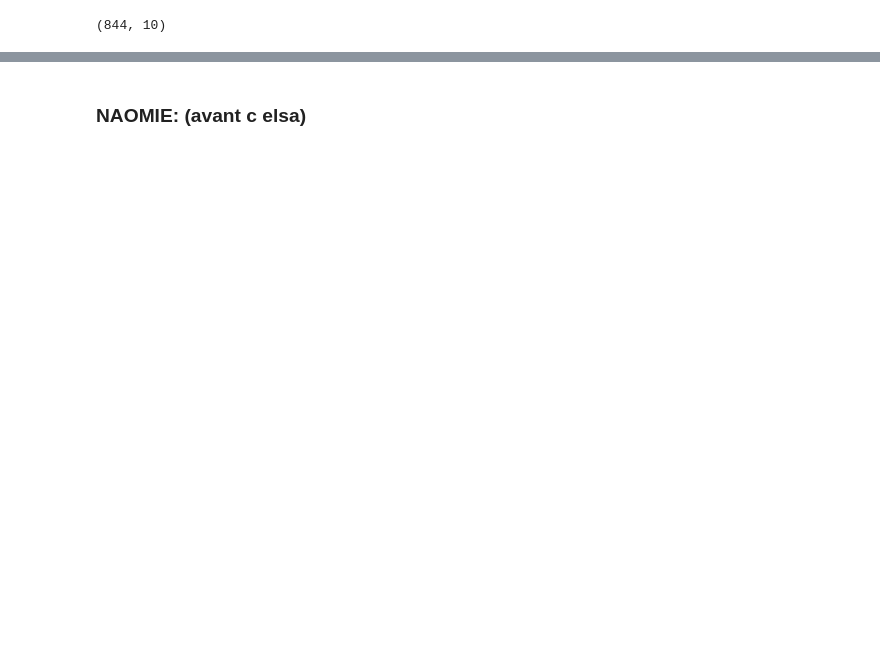
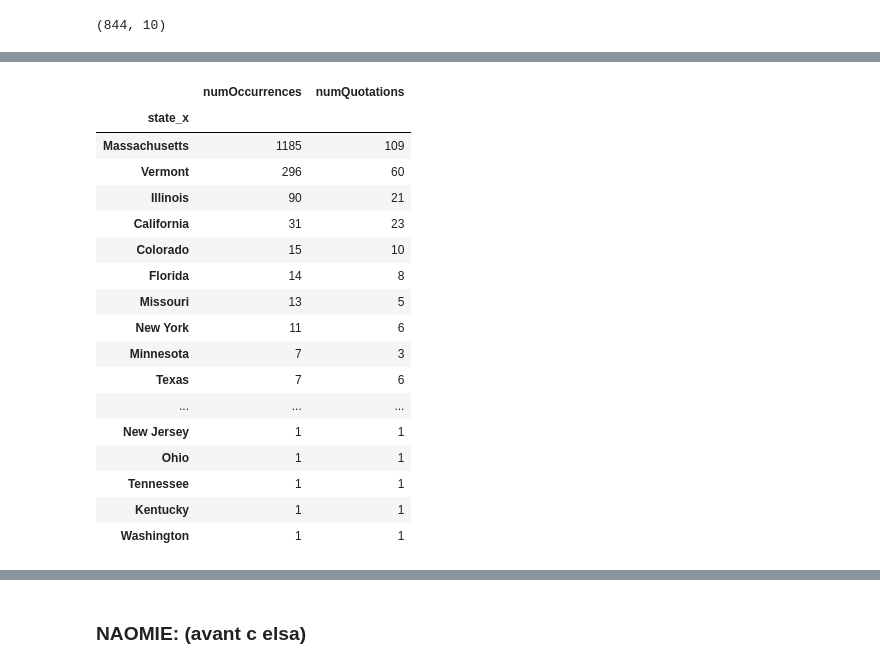
Before and after one commit to epfl-ada/ada-2021-project-ada_group_project, a Jupyter notebook: basic_exploration.ipynb, the cells around one changed output, grey strips where cells are left out. Saved outputs shown, nothing was run; the diff lists cells and outputs as text; code cells hidden in the pictures; blank space fills up the shorter version.

```diff
--- a/basic_exploration.ipynb
+++ b/basic_exploration.ipynb
@@ -103 +105,27 @@ Wyoming                   1
 Name: state_x, dtype: int64
+# %%
+#get the number of occurences of all the quotations for a state
+grouped_by_state = merged.groupby('state_x').agg({'numOccurrences' : sum})#sum()
+
+#Add a column with the number of different quotations for a state
+grouped_by_state['numQuotations']= merged.state_x.value_counts()
+grouped_by_state.sort_values(by = 'numOccurrences', ascending=False)
+# %% [output]
+|  | numOccurrences | numQuotations |
+| state_x |  |  |
+| Massachusetts | 1185 | 109 |
+| Vermont | 296 | 60 |
+| Illinois | 90 | 21 |
+| California | 31 | 23 |
+| Colorado | 15 | 10 |
+| Florida | 14 | 8 |
+| Missouri | 13 | 5 |
+| New York | 11 | 6 |
+| Minnesota | 7 | 3 |
+| Texas | 7 | 6 |
+| ... | ... | ... |
+| New Jersey | 1 | 1 |
+| Ohio | 1 | 1 |
+| Tennessee | 1 | 1 |
+| Kentucky | 1 | 1 |
+| Washington | 1 | 1 |
```
Also changed, not shown: parts of 13 cells of this notebook.
